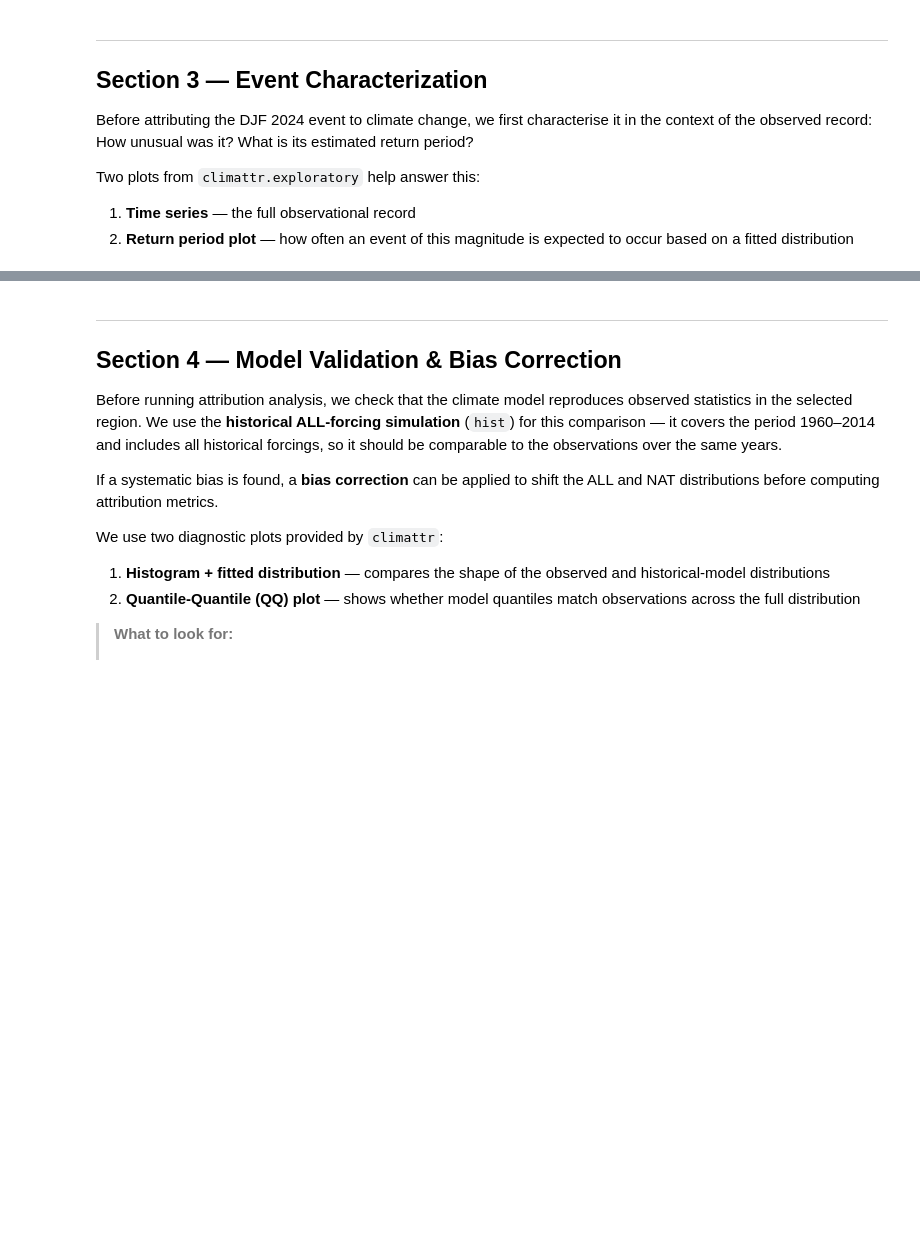
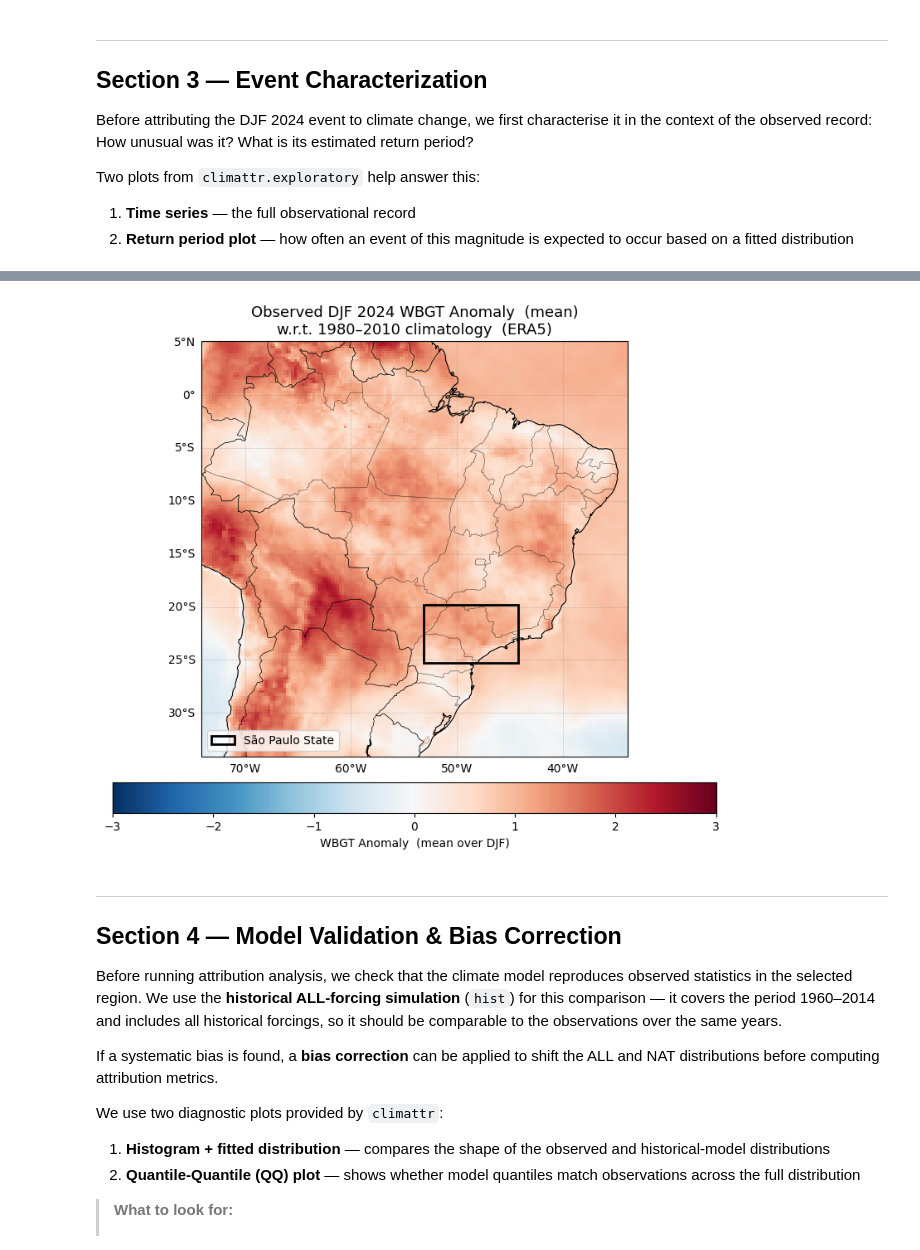
Before and after one commit to Attribution-and-Impacts-Workshops/cssp_summer_school, a Jupyter notebook: 02_WBGT_Attribution.ipynb, the cells around one changed output, grey strips where cells are left out. Drawn from its saved outputs; the diff is of its cells as text; code cells hidden in the pictures; blank space fills up the shorter version.

```diff
--- a/02_WBGT_Attribution.ipynb
+++ b/02_WBGT_Attribution.ipynb
@@ -75,25 +146,28 @@ We load the data directly and extract austral summer (DJF) annual mean for attri
 
 The `summer_annual_mean` helper below selects DJF months and returns the annual mean, labelling each season by its January year.
 # %%
-def summer_annual_mean(da, summer_months=None):
+def summer_annual_mean(da, summer_months=None, temporal_agg='mean'):
     """
-    Return the annual mean of a DataArray over austral summer (DJF).
+    Return the seasonal aggregate of a DataArray, labelled by year.
 
     Parameters
     ----------
     da : xr.DataArray
     summer_months : list of int, default [12, 1, 2]
-        Months to include in the summer season.
+        Months to include in the season.
+    temporal_agg : {'mean', 'max'}, default 'mean'
+        How to aggregate daily values within each season.
+        Use 'mean' for seasonal averages and 'max' for seasonal extremes.
 
     Returns
     -------
     xr.DataArray
-        Annual-mean WBGT, indexed by year.
+        Seasonally aggregated values indexed by year.
 
     Notes
     -----
-    Austral summer spans two calendar years (Dec of year N, Jan–Feb of year N+1).
-    December is assigned to the following year so each DJF season is kept together
+    Seasons spanning two calendar years (e.g. DJF): December is assigned to
+    the following year so each season is kept together
     (e.g. Dec 2023 + Jan 2024 + Feb 2024 → year label 2024).
     """
     if summer_months is None:
@@ -104,7 +178,7 @@ def summer_annual_mean(da, summer_months=None):
         da_summer['time'].dt.month != 12,
         da_summer['time'].dt.year + 1
     )
-    return da_summer.groupby(year_label).mean(dim='time').rename({'year': 'time'})
+    return getattr(da_summer.groupby(year_label), temporal_agg)(dim='time').rename({'year': 'time'})
 
 
 print("✅ Helper functions defined")
@@ -262,3 +358,67 @@ plt.show()
+# %%
+# ── Spatial map of seasonal anomaly ──────────────────────────────────────
+import cartopy.crs as ccrs
+import cartopy.feature as cfeature
+import matplotlib.patches as mpatches
+
+# Compute seasonal aggregates preserving full spatial dimensions
+obs_djf_spatial = summer_annual_mean(da_obs, summer_months=SEASON_MONTHS, temporal_agg=TEMPORAL_AGG)
+
+# Reference-period climatology at each grid point (always mean across years)
+clim_spatial = obs_djf_spatial.sel(
+    time=slice(CLIM_PERIOD[0], CLIM_PERIOD[1])
+).mean('time')
+
+# Seasonal anomaly for EVENT_YEAR
+anomaly_2024 = obs_djf_spatial.sel(time=EVENT_YEAR) - clim_spatial
+
+# ── Plot ──────────────────────────────────────────────────────────────────
+fig, ax = plt.subplots(
+    figsize=(10, 7),
+    subplot_kw={'projection': ccrs.PlateCarree()}
+)
+
+vmax = np.ceil(float(np.abs(anomaly_2024).max()))
+p = ax.pcolormesh(
+    anomaly_2024['longitude'], anomaly_2024['latitude'], anomaly_2024,
+    cmap='RdBu_r', vmin=-vmax, vmax=vmax,
+    transform=ccrs.PlateCarree()
+)
+
+ax.coastlines(resolution='50m', linewidth=0.8)
+ax.add_feature(cfeature.BORDERS, linewidth=0.5)
+ax.add_feature(cfeature.STATES.with_scale('50m'), linewidth=0.3, alpha=0.5)
+
+sp_rect = mpatches.Rectangle(
+    (REGION_BOX['lon_min'], REGION_BOX['lat_min']),
+    REGION_BOX['lon_max'] - REGION_BOX['lon_min'],
+    REGION_BOX['lat_max'] - REGION_BOX['lat_min'],
+    linewidth=2, edgecolor='black', facecolor='none',
+    transform=ccrs.PlateCarree(), zorder=5, label=REGION_NAME
+)
+ax.add_patch(sp_rect)
+ax.legend(handles=[sp_rect], loc='lower left', fontsize=10)
+
+plt.colorbar(
+    p, ax=ax,
+    label=f'{VAR_LABEL} Anomaly  ({TEMPORAL_AGG} over {SEASON_LABEL})',
+    orientation='horizontal', pad=0.05, shrink=0.75
+)
+
+gl = ax.gridlines(draw_labels=True, linewidth=0.4, color='gray',
+                  alpha=0.5, linestyle='--')
+gl.top_labels = False
+gl.right_labels = False
+
+ax.set_title(
+    f'Observed {SEASON_LABEL} {EVENT_YEAR} {VAR_LABEL} Anomaly  ({TEMPORAL_AGG})\n'
+    f'w.r.t. {CLIM_PERIOD[0]}–{CLIM_PERIOD[1]} climatology  (ERA5)',
+    fontsize=13
+)
+plt.tight_layout()
+plt.show()
+# %% [output]
+[figure, added]
 # %% [markdown]
 ---
 ## Section 4 — Model Validation & Bias Correction
```
Also changed, not shown: parts of 17 cells of this notebook.
